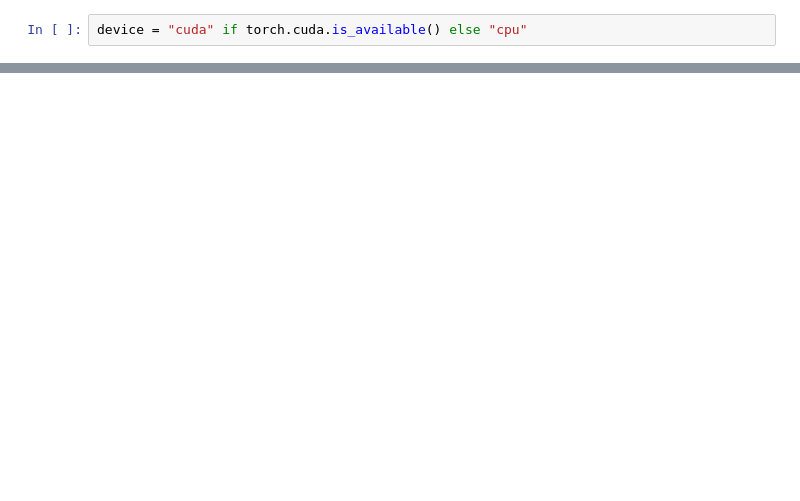
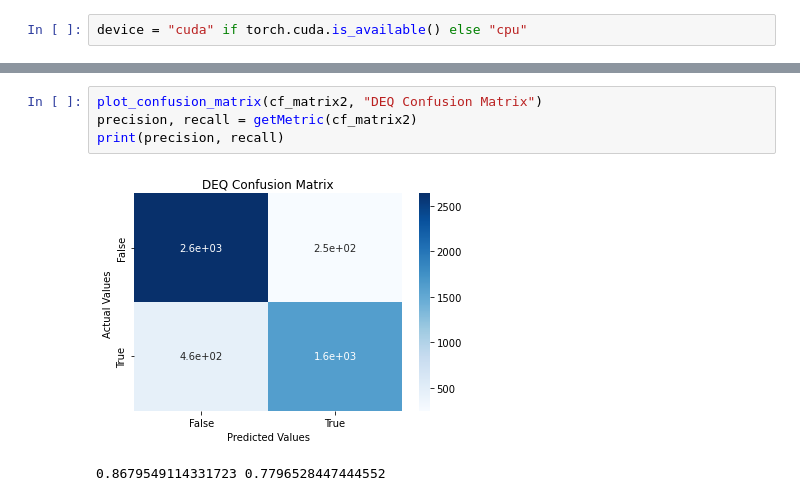
Before and after one commit to ololiti/deqs, a Jupyter notebook: Error_Analysis.ipynb, the cells around one changed output, grey strips where cells are left out. Saved outputs shown, nothing was run; the diff lists cells and outputs as text; blank space fills up the shorter version.

```diff
--- a/Error_Analysis.ipynb
+++ b/Error_Analysis.ipynb
@@ -68,0 +131,7 @@ print(fp, fn)
+# %%
+plot_confusion_matrix(cf_matrix2, "DEQ Confusion Matrix")
+precision, recall = getMetric(cf_matrix2)
+print(precision, recall)
+# %% [output]
+[figure, added]
+0.8679549114331723 0.7796528447444552
```
Also changed, not shown: parts of 16 cells of this notebook.
